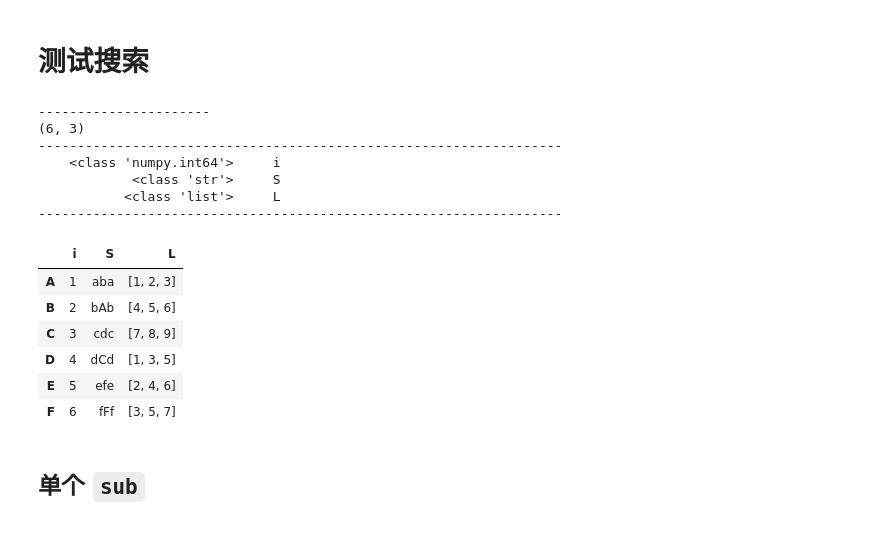
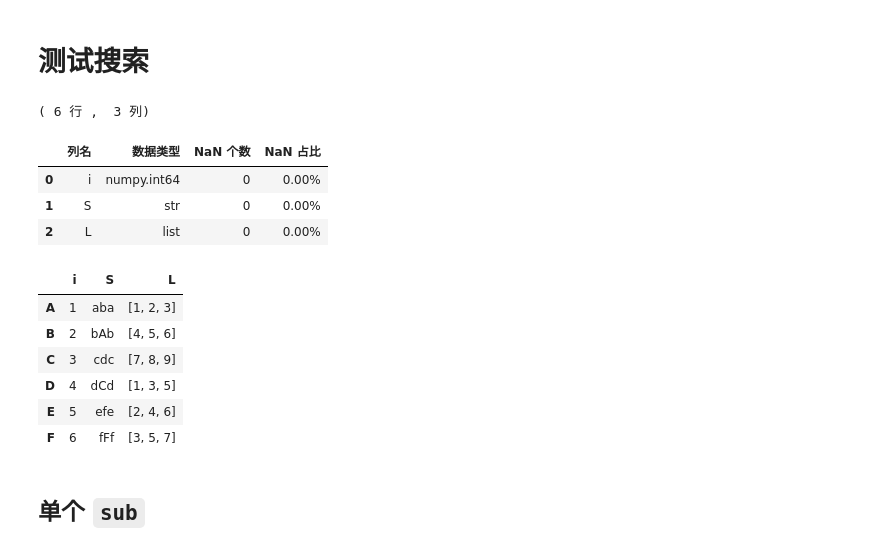
Before and after one commit to haitao9833/haitaoPython, a Jupyter notebook: file_Tool_Test.ipynb, the cells around one changed output. Saved outputs shown, nothing was run; the diff lists cells and outputs as text; code cells hidden in the pictures.

```diff
--- a/file_Tool_Test.ipynb
+++ b/file_Tool_Test.ipynb
@@ -237,26 +233,24 @@ data.iloc[[6]]
 # %%
 data  = pd.DataFrame()
 data['i'] = list(range(1 , 7 , 1))
 data['S'] = ['aba' , 'bAb' , 'cdc' , 'dCd' , 'efe' , 'fFf']
 data['L'] = [[1 , 2 , '3'] , [4 , 5 , '6'] , [7 , 8 , '9'] , [1 , 3 , '5'] , [2 , 4 , '6'] , [3 , 5 , '7']]
 data.index = ['A' , 'B' , 'C' , 'D' , 'E' , 'F']
-cols = allCols(data)
+cols = allCol(data)
 data
 # %% [output]
-----------------------
-(6, 3)
--------------------------------------------------------------------
-    <class 'numpy.int64'>     i
-            <class 'str'>     S
-           <class 'list'>     L
--------------------------------------------------------------------
+( 6 行 ,  3 列)
-|  | i | S | L |
-| A | 1 | aba | [1, 2, 3] |
-| B | 2 | bAb | [4, 5, 6] |
-| C | 3 | cdc | [7, 8, 9] |
-| D | 4 | dCd | [1, 3, 5] |
-| E | 5 | efe | [2, 4, 6] |
-| F | 6 | fFf | [3, 5, 7] |
+|  | 列名 | 数据类型 | NaN 个数 | NaN 占比 |
+| 0 | i | numpy.int64 | 0 | 0.00% |
+| 1 | S | str | 0 | 0.00% |
+| 2 | L | list | 0 | 0.00% |
+|  | i | S | L |
+| A | 1 | aba | [1, 2, 3] |
+| B | 2 | bAb | [4, 5, 6] |
+| C | 3 | cdc | [7, 8, 9] |
+| D | 4 | dCd | [1, 3, 5] |
+| E | 5 | efe | [2, 4, 6] |
+| F | 6 | fFf | [3, 5, 7] |
 # %% [markdown]
 ## 单个 `sub`
 # %%
```
Also changed, not shown: parts of 30 cells of this notebook, 10 other files.
